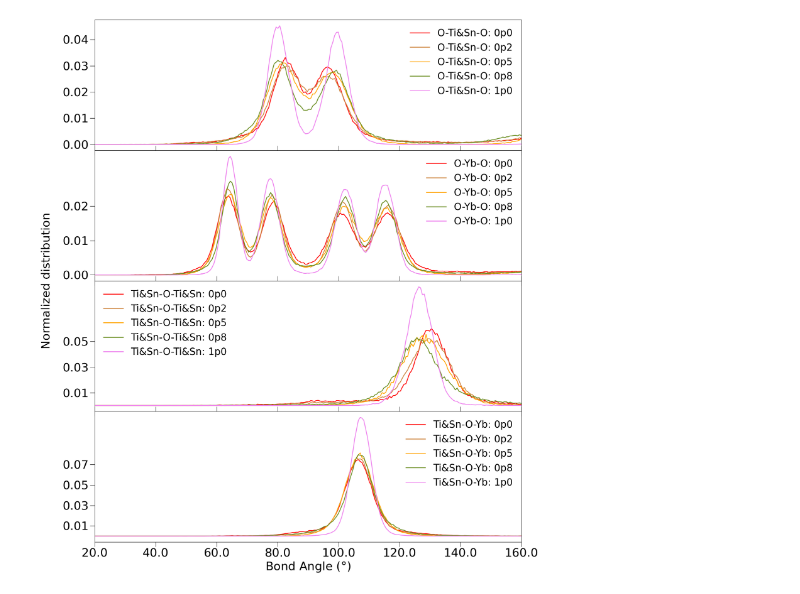
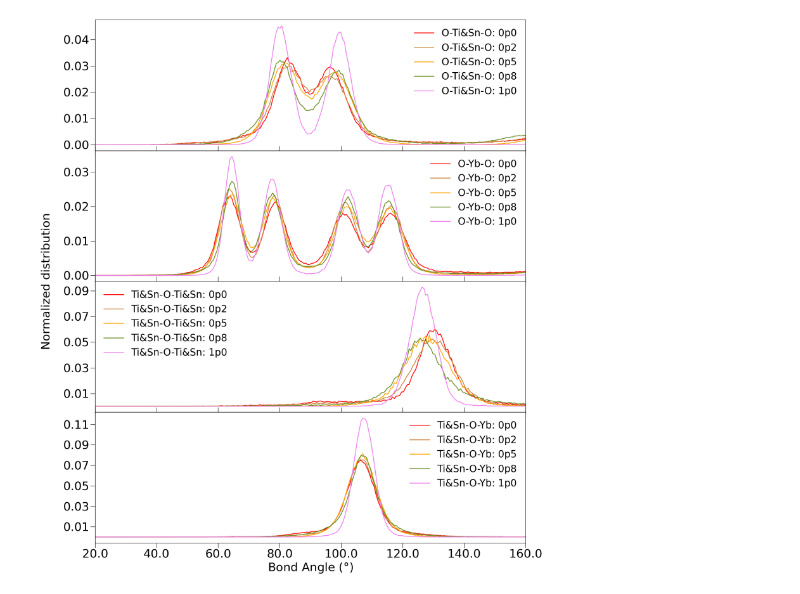
Before and after one commit to Kvieta1990/Working_Proj, a Jupyter notebook: Research/HDZ_RMC/RMC_Optimal_fittings/triplets_overlay_all.ipynb, the cells around one changed output. Drawn from its saved outputs; the diff is of its cells as text; code cells hidden in the pictures.

```diff
--- a/Research/HDZ_RMC/RMC_Optimal_fittings/triplets_overlay_all.ipynb
+++ b/Research/HDZ_RMC/RMC_Optimal_fittings/triplets_overlay_all.ipynb
@@ -103,37 +103,39 @@ for key, item in sample_dict.items():
 
     for i in range(4):
         axes[i].plot(
             angle_dict[i]["data"]["angle"],
             angle_dict[i]["data"]["norm"],
             line_style[key],
             color=color_dict[key],
             label=angle_dict[i]["label"] + ": " + key,
             linewidth=2,
         )
 
         axes[i].set_xlim([20, 160])
         axes[i].tick_params(axis="x", direction="out", length=12, width=1, labelsize=30)
         if i != 3:
             axes[i].set_xticklabels([])
         if i > 0:
             axes[i].xaxis.set_ticks_position("both")
         axes[i].tick_params(axis="y", direction="out", length=12, width=1, labelsize=30)
         axes[i].spines["left"].set_linewidth(1)
         axes[i].spines["right"].set_linewidth(1)
         axes[i].spines["top"].set_linewidth(1)
         axes[i].spines["bottom"].set_linewidth(1)
         if i == 3:
             axes[i].set_xlabel(r"Bond Angle ($\degree$)", fontdict={"size": 30})
         # axes[i].set_ylabel(r"$g(r)$", fontdict={'size': 30})
         axes[i].legend(fontsize=25, frameon=False)
         axes[i].yaxis.set_major_formatter(FormatStrFormatter("%.2f"))
         if i == 3:
             axes[i].xaxis.set_major_formatter(FormatStrFormatter("%.1f"))
-    _ = axes[3].set_yticks([0.01, 0.03, 0.05, 0.07])
-    _ = axes[2].set_yticks([0.01, 0.03, 0.05])
-    _ = axes[1].set_yticks([0.0, 0.01, 0.02])
-    axes[1].set_ylabel(r"Normalized distribution", fontdict={"size": 30})
-    axes[1].yaxis.set_label_coords(-0.10, 0.0)
-    plt.tight_layout()
+
+_ = axes[3].set_yticks([0.01, 0.03, 0.05, 0.07, 0.09, 0.11])
+_ = axes[2].set_yticks([0.01, 0.03, 0.05, 0.07, 0.09])
+_ = axes[1].set_yticks([0.0, 0.01, 0.02, 0.03])
+axes[1].set_ylabel(r"Normalized distribution", fontdict={"size": 30})
+axes[1].yaxis.set_label_coords(-0.10, 0.0)
+plt.tight_layout()
+_ = f.savefig('triplets_all.png', format='png', dpi=600)
 # %% [output]
-[figure, old version]
+[figure, new version]
```
Also changed, not shown: 21 other files.
